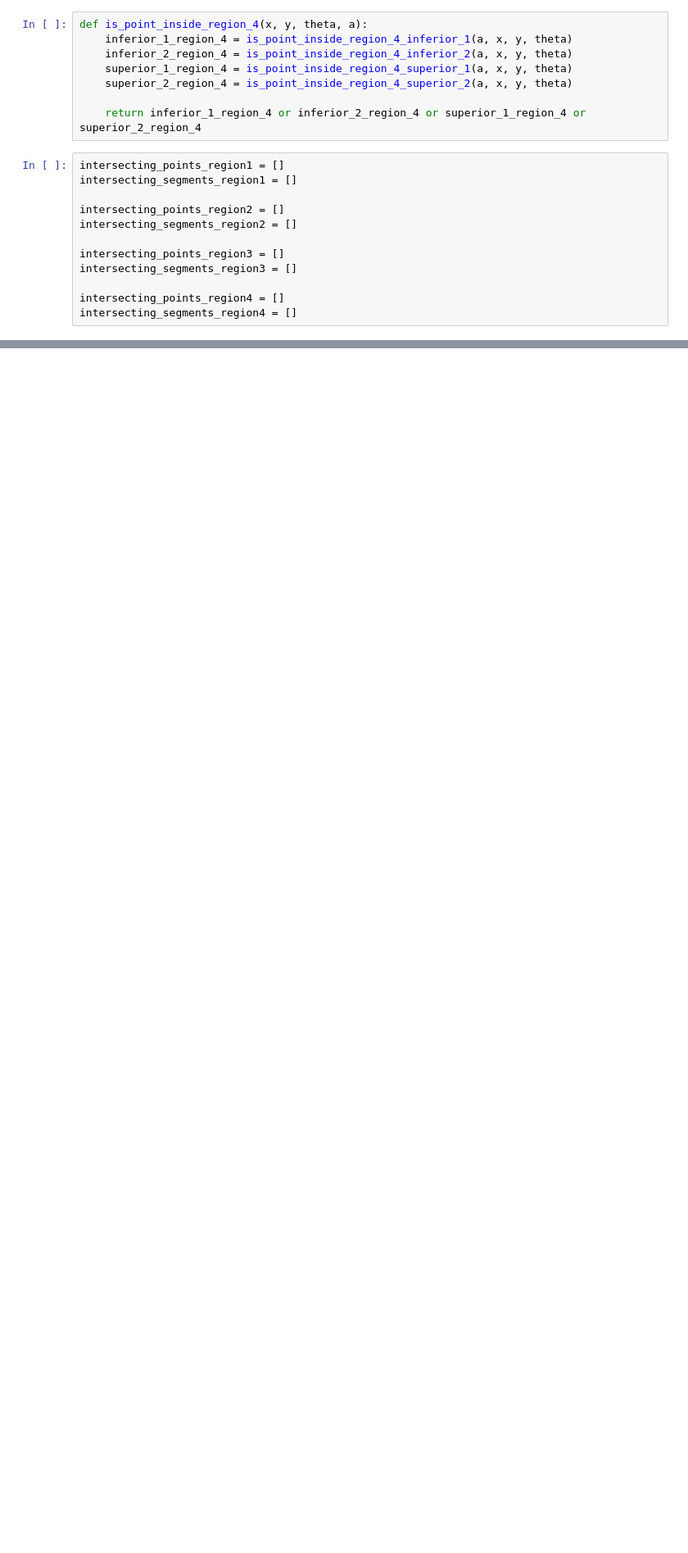
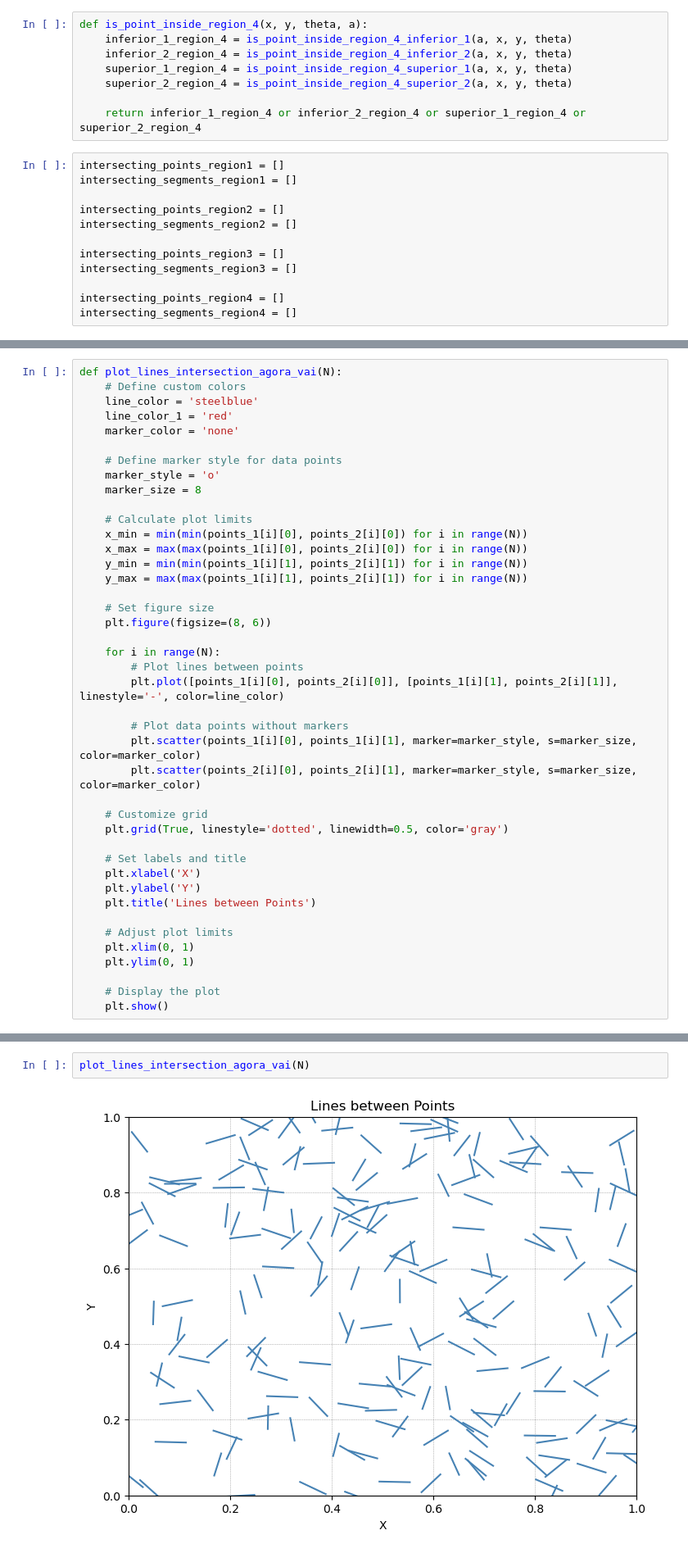
Before and after one commit to jc-costa/TCC, a Jupyter notebook: PiaNo.ipynb, the cells around one changed output, grey strips where cells are left out. Shown: that part at 82% size. Cells and saved outputs as stored; diff of their text form; blank space fills up the shorter version.

```diff
--- a/PiaNo.ipynb
+++ b/PiaNo.ipynb
@@ -581,4 +583,46 @@ def plot_lines_intersection(N):
 
     # Display the plot
     plt.show()
+# %%
+def plot_lines_intersection_agora_vai(N):
+    # Define custom colors
+    line_color = 'steelblue'
+    line_color_1 = 'red'
+    marker_color = 'none'
+
+    # Define marker style for data points
+    marker_style = 'o'
+    marker_size = 8
+
+    # Calculate plot limits
+    x_min = min(min(points_1[i][0], points_2[i][0]) for i in range(N))
+    x_max = max(max(points_1[i][0], points_2[i][0]) for i in range(N))
+    y_min = min(min(points_1[i][1], points_2[i][1]) for i in range(N))
+    y_max = max(max(points_1[i][1], points_2[i][1]) for i in range(N))
+
+    # Set figure size
+    plt.figure(figsize=(8, 6))
+
+    for i in range(N):
+        # Plot lines between points
+        plt.plot([points_1[i][0], points_2[i][0]], [points_1[i][1], points_2[i][1]], linestyle='-', color=line_color)
+
+        # Plot data points without markers
+        plt.scatter(points_1[i][0], points_1[i][1], marker=marker_style, s=marker_size, color=marker_color)
+        plt.scatter(points_2[i][0], points_2[i][1], marker=marker_style, s=marker_size, color=marker_color)
+
+    # Customize grid
+    plt.grid(True, linestyle='dotted', linewidth=0.5, color='gray')
+
+    # Set labels and title
+    plt.xlabel('X')
+    plt.ylabel('Y')
+    plt.title('Lines between Points')
+
+    # Adjust plot limits
+    plt.xlim(0, 1)
+    plt.ylim(0, 1)
+
+    # Display the plot
+    plt.show()
 # %%
@@ -586,3 +632,7 @@ def plot_lines_intersection(N):
+# %%
+plot_lines_intersection_agora_vai(N)
+# %% [output]
+[figure, added]
 # %%
 def plot_lines_try_3(N, intersection_points):
     # Define custom colors
```
Also changed, not shown: parts of 10 cells of this notebook.
